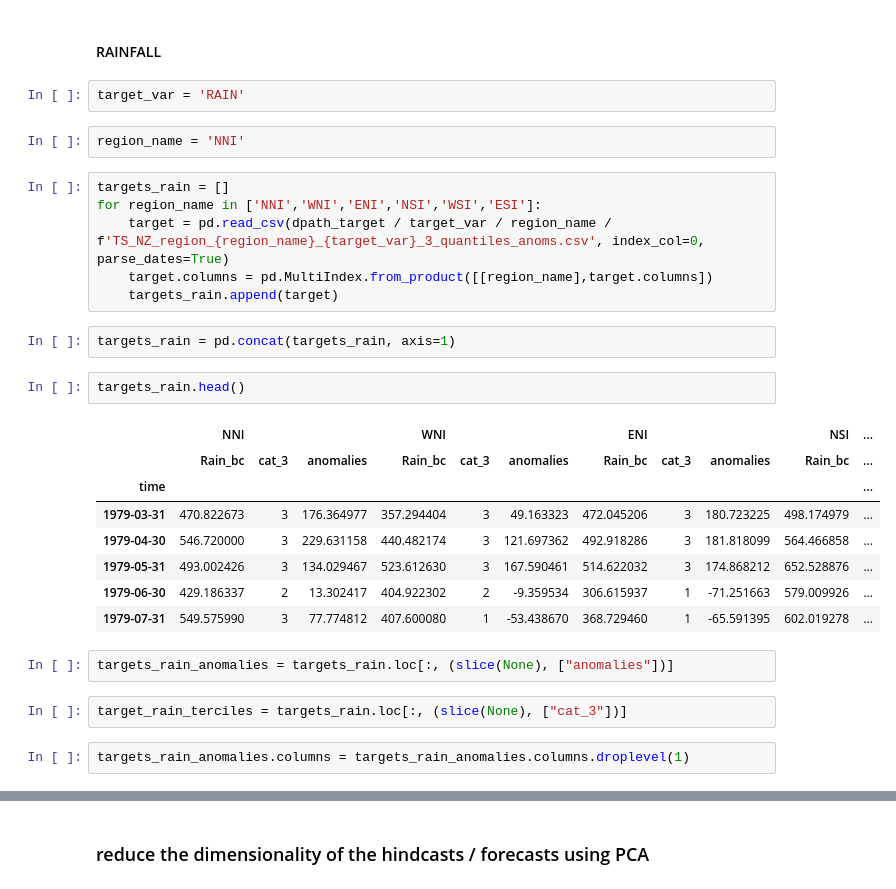
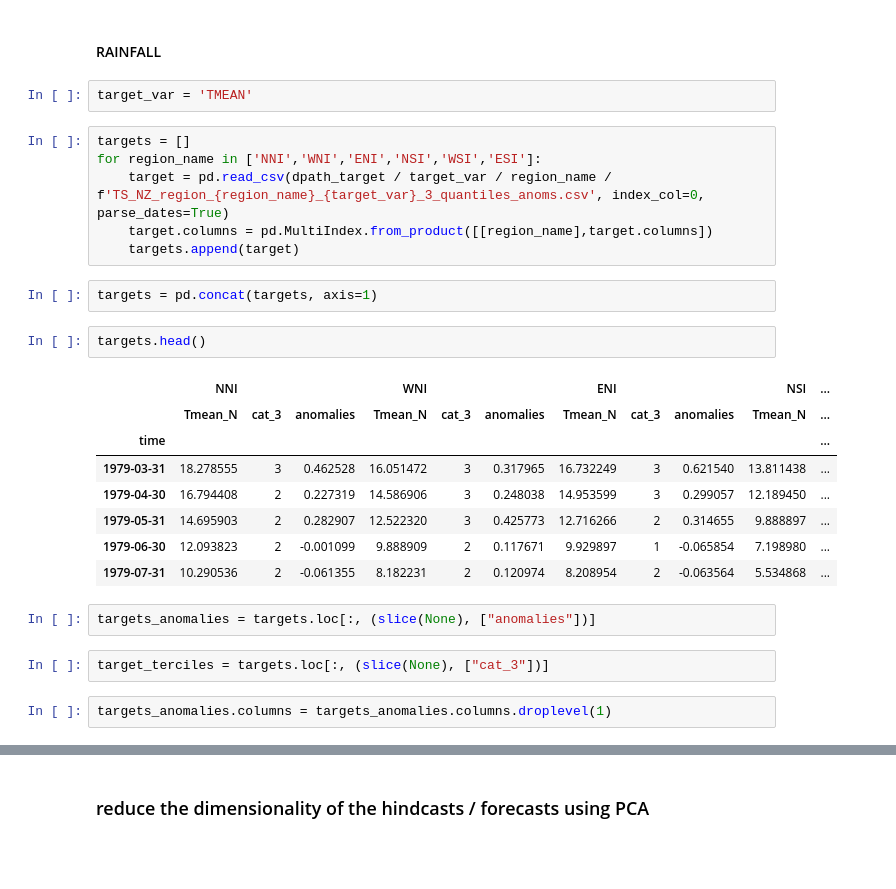
Before and after one commit to nicolasfauchereau/ML4seas, a Jupyter notebook: models/classification/KNN/KNN.ipynb, the cells around one changed output, grey strips where cells are left out. Saved outputs shown, nothing was run; the diff lists cells and outputs as text; blank space fills up the shorter version.

```diff
--- a/models/classification/KNN/KNN.ipynb
+++ b/models/classification/KNN/KNN.ipynb
@@ -258,32 +305,30 @@ dpath_target = HOME / 'research' / 'Smart_Ideas' / 'outputs' / 'targets' / 'NZ_r
 # %% [markdown]
 #### RAINFALL
 # %%
-target_var = 'RAIN'
+target_var = 'TMEAN'
-# %%
-region_name = 'NNI'
 # %%
-targets_rain = []
+targets = []
 for region_name in ['NNI','WNI','ENI','NSI','WSI','ESI']:
     target = pd.read_csv(dpath_target / target_var / region_name / f'TS_NZ_region_{region_name}_{target_var}_3_quantiles_anoms.csv', index_col=0, parse_dates=True)
     target.columns = pd.MultiIndex.from_product([[region_name],target.columns])
-    targets_rain.append(target)
+    targets.append(target)
 # %%
-targets_rain = pd.concat(targets_rain, axis=1)
+targets = pd.concat(targets, axis=1)
 # %%
-targets_rain.head()
+targets.head()
 # %% [output]
 |  | NNI |  |  | WNI |  |  | ENI |  |  | NSI | ... |
-|  | Rain_bc | cat_3 | anomalies | Rain_bc | cat_3 | anomalies | Rain_bc | cat_3 | anomalies | Rain_bc | ... |
+|  | Tmean_N | cat_3 | anomalies | Tmean_N | cat_3 | anomalies | Tmean_N | cat_3 | anomalies | Tmean_N | ... |
 | time |  |  |  |  |  |  |  |  |  |  | ... |
-| 1979-03-31 | 470.822673 | 3 | 176.364977 | 357.294404 | 3 | 49.163323 | 472.045206 | 3 | 180.723225 | 498.174979 | ... |
-| 1979-04-30 | 546.720000 | 3 | 229.631158 | 440.482174 | 3 | 121.697362 | 492.918286 | 3 | 181.818099 | 564.466858 | ... |
-| 1979-05-31 | 493.002426 | 3 | 134.029467 | 523.612630 | 3 | 167.590461 | 514.622032 | 3 | 174.868212 | 652.528876 | ... |
-| 1979-06-30 | 429.186337 | 2 | 13.302417 | 404.922302 | 2 | -9.359534 | 306.615937 | 1 | -71.251663 | 579.009926 | ... |
-| 1979-07-31 | 549.575990 | 3 | 77.774812 | 407.600080 | 1 | -53.438670 | 368.729460 | 1 | -65.591395 | 602.019278 | ... |
+| 1979-03-31 | 18.278555 | 3 | 0.462528 | 16.051472 | 3 | 0.317965 | 16.732249 | 3 | 0.621540 | 13.811438 | ... |
+| 1979-04-30 | 16.794408 | 2 | 0.227319 | 14.586906 | 3 | 0.248038 | 14.953599 | 3 | 0.299057 | 12.189450 | ... |
+| 1979-05-31 | 14.695903 | 2 | 0.282907 | 12.522320 | 3 | 0.425773 | 12.716266 | 2 | 0.314655 | 9.888897 | ... |
+| 1979-06-30 | 12.093823 | 2 | -0.001099 | 9.888909 | 2 | 0.117671 | 9.929897 | 1 | -0.065854 | 7.198980 | ... |
+| 1979-07-31 | 10.290536 | 2 | -0.061355 | 8.182231 | 2 | 0.120974 | 8.208954 | 2 | -0.063564 | 5.534868 | ... |
 # %%
-targets_rain_anomalies = targets_rain.loc[:, (slice(None), ["anomalies"])]
+targets_anomalies = targets.loc[:, (slice(None), ["anomalies"])]
 # %%
-target_rain_terciles = targets_rain.loc[:, (slice(None), ["cat_3"])]
+target_terciles = targets.loc[:, (slice(None), ["cat_3"])]
 # %%
-targets_rain_anomalies.columns = targets_rain_anomalies.columns.droplevel(1)
+targets_anomalies.columns = targets_anomalies.columns.droplevel(1)
 # %%
```
Also changed, not shown: parts of 54 cells of this notebook.
